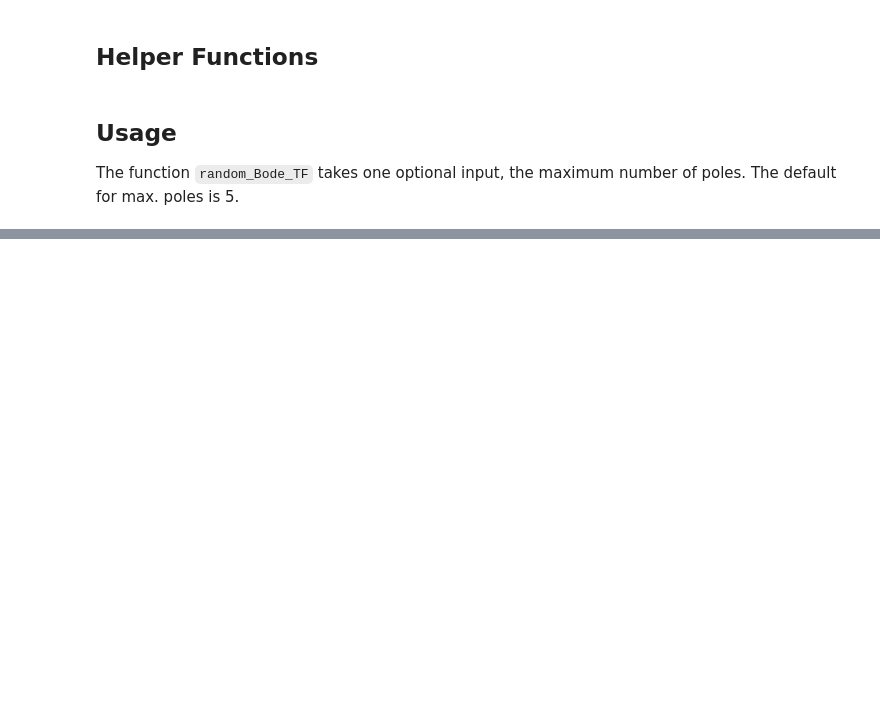
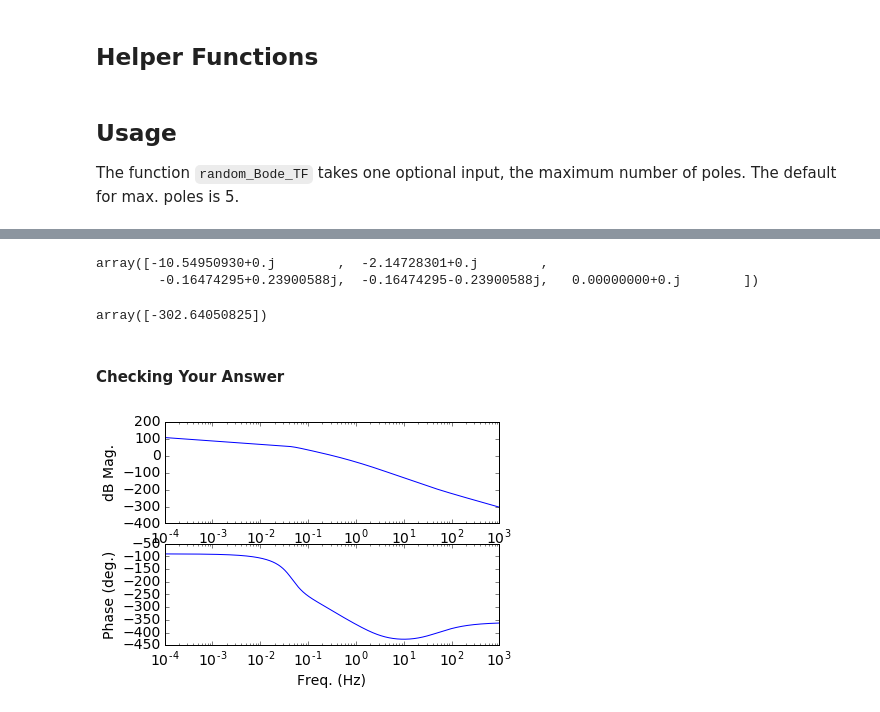
Before and after one commit to ryanGT/youtube_code_share, a Jupyter notebook: random_Bode_generator/random_bode_generator.ipynb, the cells around one changed output, grey strips where cells are left out. Saved outputs shown, nothing was run; the diff lists cells and outputs as text; code cells hidden in the pictures; blank space fills up the shorter version.

```diff
--- a/random_Bode_generator/random_bode_generator.ipynb
+++ b/random_Bode_generator/random_bode_generator.ipynb
@@ -165,0 +181,2 @@ The function `random_Bode_TF` takes one optional input, the maximum number of po
+# %%
+G = random_Bode_TF()
@@ -166 +197,16 @@ The function `random_Bode_TF` takes one optional input, the maximum number of po
+# %%
+G.pole()
+# %% [output]
+array([-10.54950930+0.j        ,  -2.14728301+0.j        ,
+        -0.16474295+0.23900588j,  -0.16474295-0.23900588j,   0.00000000+0.j        ])
+# %%
+G.zero()
+# %% [output]
+array([-302.64050825])
+# %% [markdown]
+#### Checking Your Answer
+# %%
+plot_bode(G)
+# %% [output]
+[figure, added]
 # %% [markdown]
```
Also changed, not shown: parts of 20 cells of this notebook, 3 other files.
